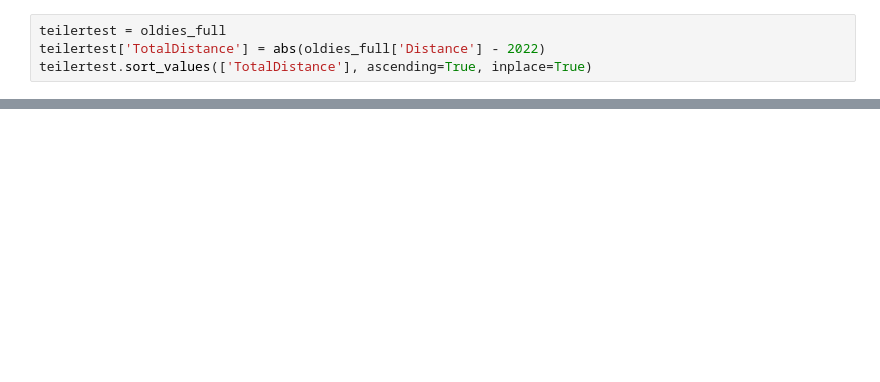
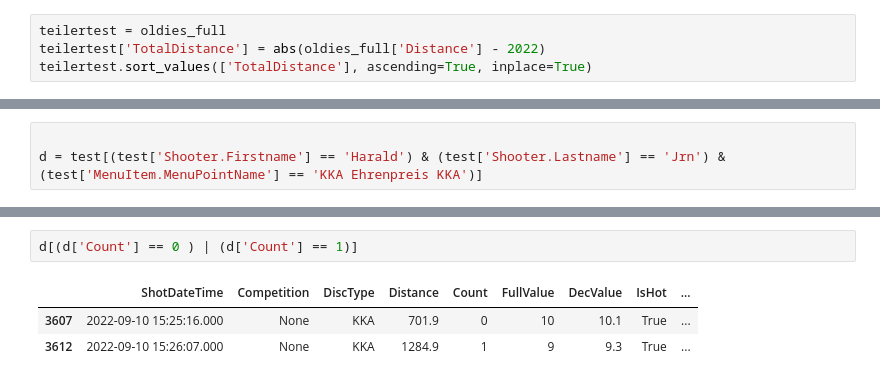
Before and after one commit to tispar/Pokalschiessen, a Jupyter notebook: backend.ipynb, the cells around one changed output, grey strips where cells are left out. Drawn from its saved outputs; the diff is of its cells as text; blank space fills up the shorter version.

```diff
--- a/backend.ipynb
+++ b/backend.ipynb
@@ -231,0 +434,3 @@ test[test['MenuItem.MenuPointName'] == 'KK Preisschiessen KK']
+# %%
+
+d = test[(test['Shooter.Firstname'] == 'Harald') & (test['Shooter.Lastname'] == 'Jrn') & (test['MenuItem.MenuPointName'] == 'KKA Ehrenpreis KKA')]
@@ -231,0 +459,6 @@ test[test['MenuItem.MenuPointName'] == 'KK Preisschiessen KK']
+# %%
+d[(d['Count'] == 0 ) | (d['Count'] == 1)]
+# %% [output]
+|  | ShotDateTime | Competition | DiscType | Distance | Count | FullValue | DecValue | IsHot | ... |
+| 3607 | 2022-09-10 15:25:16.000 | None | KKA | 701.9 | 0 | 10 | 10.1 | True | ... |
+| 3612 | 2022-09-10 15:26:07.000 | None | KKA | 1284.9 | 1 | 9 | 9.3 | True | ... |
```
Also changed, not shown: parts of 30 cells of this notebook, 2 other files.
